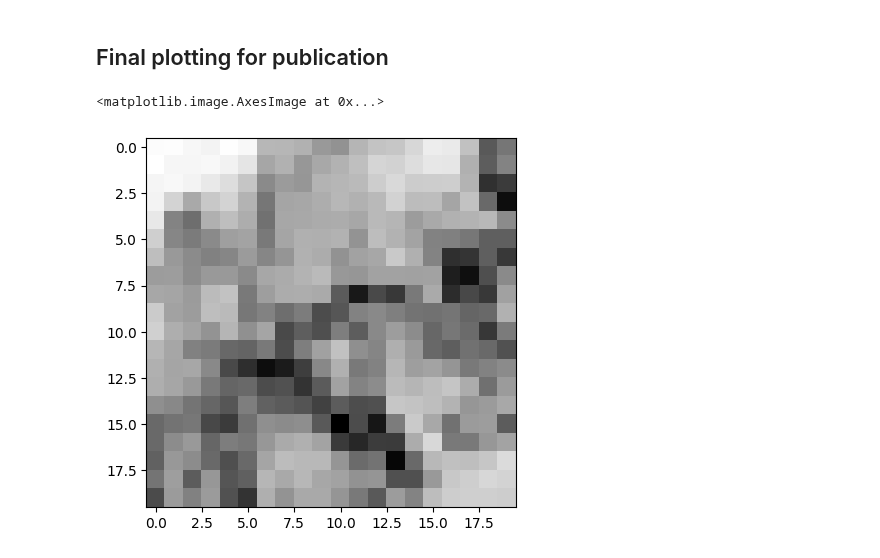
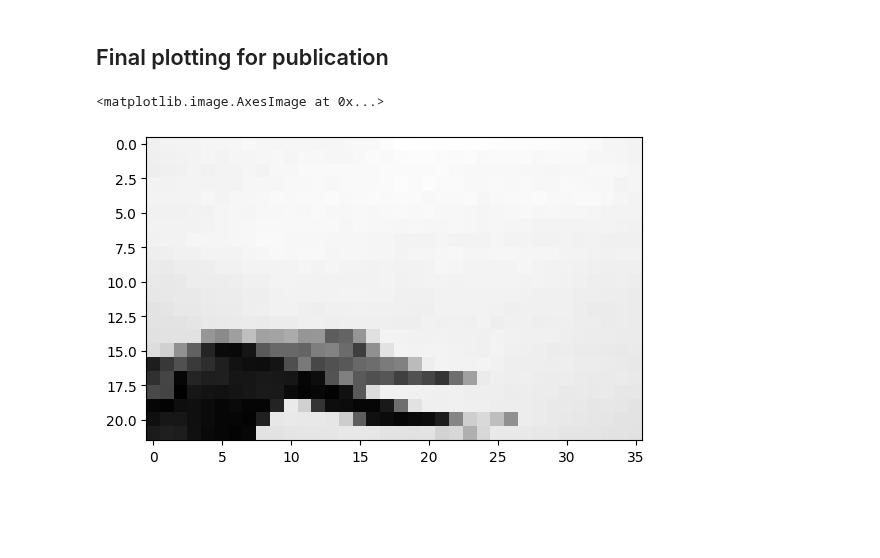
Before and after one commit to Johnny1188/meicoder, a Jupyter notebook: pkgs/MindEyeV2/src/enhanced_recon_inference_csng.ipynb, the cells around one changed output. Drawn from its saved outputs; the diff is of its cells as text; code cells hidden in the pictures; blank space fills up the shorter version.

```diff
--- a/pkgs/MindEyeV2/src/enhanced_recon_inference_csng.ipynb
+++ b/pkgs/MindEyeV2/src/enhanced_recon_inference_csng.ipynb
@@ -371,15 +364,24 @@ from csng.utils.comparison import plot_reconstructions
 # %%
+subj_name = "subj21067-10-18"
 # subj_name = "subj06"
-subj_name = "subjcat_v1"
+# subj_name = "subjcat_v1"
 loaded_all_images = torch.load(f"{evals_dir}/{subj_name}_all_images.pt")
 loaded_all_blurryrecons = torch.load(f"{evals_dir}/{subj_name}_all_blurryrecons.pt")
 loaded_all_enhancedrecons = torch.load(f"{evals_dir}/{subj_name}_all_enhancedrecons.pt")
-# %%
-dset = _dls["train"][cfg["data_name"]].datasets[list(cfg["model"]["num_voxels"].keys()).index(subj_name)]
-dset.stim_transform.transforms[-1].mean
 # %%
 ### get image mean and std for inverting z-scoring
 _dls, _ = get_dataloaders(cfg)
+
+if "data_name" not in cfg:
+    if "brainreader_mouse" in cfg["data"]:
+        cfg["data_name"] = "brainreader_mouse"
+    elif "mouse_v1" in cfg["data"]:
+        cfg["data_name"] = "mouse_v1"
+    elif "cat_v1" in cfg["data"]:
+        cfg["data_name"] = "cat_v1"
+    else:
+        raise NotImplementedError
+
 if cfg["data_name"] == "brainreader_mouse":
     zscore_trans = _dls["test"][cfg["data_name"]].datasets[list(cfg["model"]["num_voxels"].keys()).index(subj_name)].stim_transform.transforms[-1]
     assert isinstance(zscore_trans, transforms.Normalize)
@@ -394,34 +396,34 @@ if cfg["data_name"] == "brainreader_mouse":
             mean=-zscore_trans.mean,
             std=1.
         )
     ])
 elif cfg["data_name"] == "mouse_v1":
     dset = _dls["train"][cfg["data_name"]].datasets[list(cfg["model"]["num_voxels"].keys()).index(subj_name)]
     assert dset.transforms[0]._inputs_mean > 50 # check that indeed the not z-scored data is 0-255
     inv_zscore_trans = lambda x: dset.transforms[0]._itransforms["images"](x) / 255
 elif cfg["data_name"] == "cat_v1":
     dset = _dls["train"][cfg["data_name"]].datasets[list(cfg["model"]["num_voxels"].keys()).index(subj_name)]
     mean, std = dset.stim_transform.transforms[-1].mean, dset.stim_transform.transforms[-1].std
     inv_zscore_trans = transforms.Compose([
         transforms.Normalize(
             mean=0,
             std=1/std
         ),
         transforms.Normalize(
             mean=-mean,
             std=1
         ),
         transforms.Normalize(
             mean=0,
             std=100
         )
     ])
 else:
     raise NotImplementedError
 plt.imshow(inv_zscore_trans(loaded_all_images[[0]])[0,0], cmap="gray")
 # %% [output]
 <matplotlib.image.AxesImage at 0x...>
-[figure, old version]
+[figure, new version]
 # %%
 ### prepare data for visualization
 if cfg["data_name"] == "brainreader_mouse":
```
Also changed, not shown: parts of 8 cells of this notebook.
